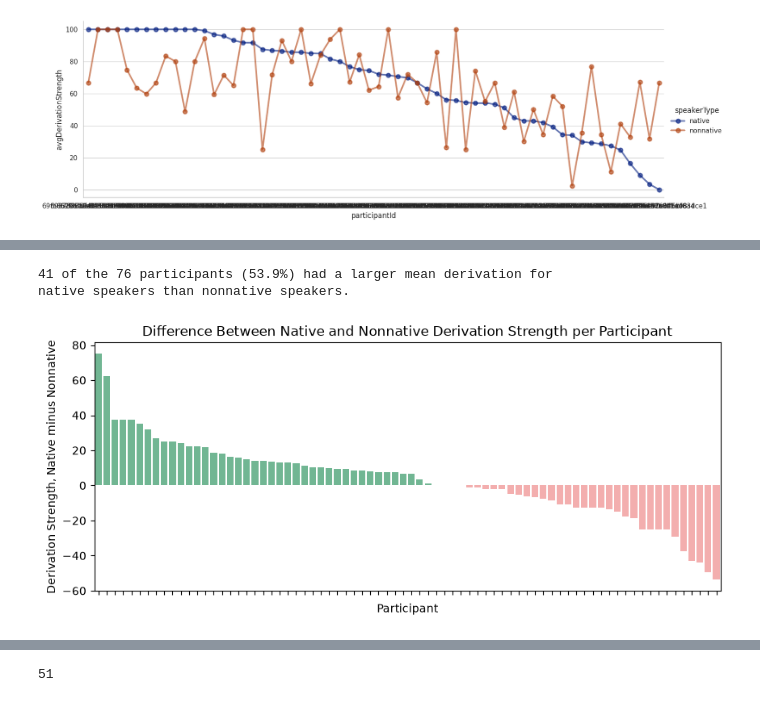
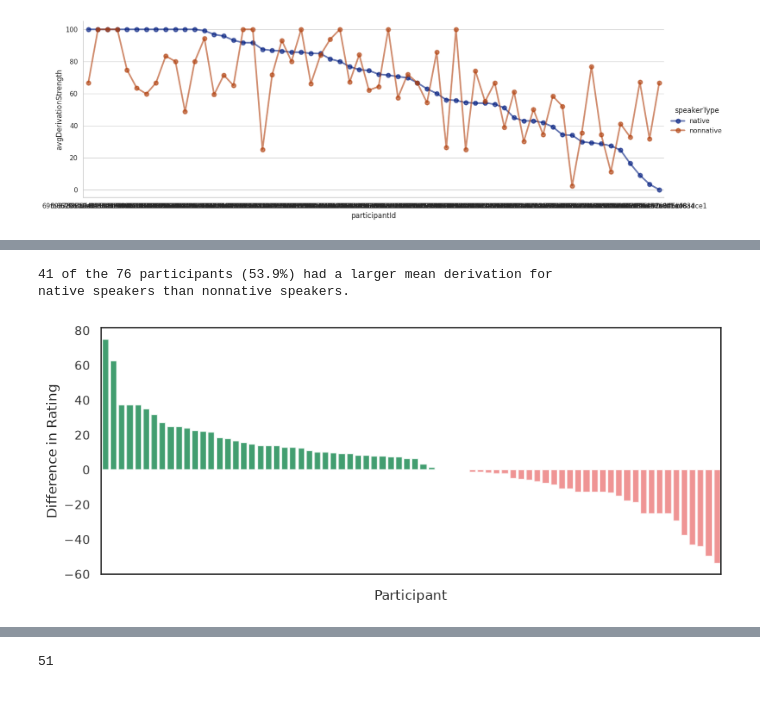
Before and after one commit to yuzh00007/Thesis-Data-Analysis, a Jupyter notebook: Results/MainExperiment/DataFormatting-and-Audio/cleanPictureRatingCSV.ipynb, the cells around one changed output, grey strips where cells are left out. Saved outputs shown, nothing was run; the diff lists cells and outputs as text; code cells hidden in the pictures.

```diff
--- a/Results/MainExperiment/DataFormatting-and-Audio/cleanPictureRatingCSV.ipynb
+++ b/Results/MainExperiment/DataFormatting-and-Audio/cleanPictureRatingCSV.ipynb
@@ -60,6 +68,6 @@ answers_only_df = unformatted_df.apply(
     axis=1,
     result_type="expand",  # this is how you make it into multiple columns
 )
-answers_only_df.columns=["derivationStrength", "strongRating", "antonymRating", "speakerType", "speakerGender"]
+answers_only_df.columns=["derivationStrength", "strongRating", "antonymRating", "speakerType", "speakerGender", "timeTaken"]
 answers_only_df
 # %% [output]
@@ -433,0 +581,29 @@ faceless = sns.catplot(
+# %%
+sns.set(style="whitegrid")
+sns.set(font_scale=2)
+
+crit_only = final_tom_df[final_tom_df["itemType"] == "critical"]
+crit_only["scale"] = "<" + crit_only["weak"] + ", " + crit_only["strong"] + ">"
+
+unambiguous = final_tom_df[final_tom_df["itemType"] == "unambiguous"]
+
+g = sns.catplot(
+    data=crit_only, kind="bar",
+    y="timeTaken", height=6, col="scale",
+    hue="speakerType", errorbar="se", palette="dark",
+    alpha=.8, col_wrap=4,
+)
+
+plt.savefig(f"./dataPlots/timeTakenCritical.png")
+plt.clf()
+
+
+g = sns.catplot(
+    data=unambiguous, kind="bar",
+    y="timeTaken", height=6, col="itemId",
+    hue="speakerType", errorbar="se", palette="dark",
+    alpha=.8, col_wrap=4,
+)
+
+plt.savefig(f"./dataPlots/timeTakenUnambiguous.png")
+plt.clf()
@@ -474,4 +656,7 @@ crit_only.head()
 # %%
+sns.set(font_scale=1)
+sns.set_theme(style='white')
+
 native_derivation = crit_only[
     crit_only["speakerType"] == "native"
 ].groupby(["participantId"])["derivationStrength"].mean()
@@ -485,39 +670,41 @@ partDerivDiff = pd.DataFrame(native_derivation).merge(
     on="participantId",
     suffixes=('Native', 'NonNative')
 ).reset_index()
+
 partDerivDiff["natNonNatDiff"] = partDerivDiff["derivationStrengthNative"] - partDerivDiff["derivationStrengthNonNative"]
 partDerivDiff.sort_values(["natNonNatDiff"], ascending=False, inplace=True)
-partDerivDiff.insert(0, 'newId', range(1, 1 + len(avg_gap)))
+partDerivDiff.insert(0, 'newId', range(1, 1 + len(partDerivDiff)))
 partDerivDiff["Positive"] = partDerivDiff["natNonNatDiff"] > 0
 
 palette = {True: "#00994C", False: "#FF6666"}
 
 plt.figure(figsize=(10,4))
 
 g = sns.barplot(
     data=partDerivDiff,
     x="newId", y="natNonNatDiff", hue="Positive",
-    alpha=.6, palette=palette, legend=False
+    alpha=.8, palette=palette, legend=False
 )
+
+g.grid(False)
 
 g.set(
     xticklabels=[],
-    title="Difference Between Native and Nonnative Derivation Strength per Participant",
     xlabel="Participant",
-    ylabel="Derivation Strength, Native minus Nonnative"
+    ylabel="Difference in Rating"
 )
 
 fig = g.get_figure()
 fig.savefig("dataPlots/nativeMinusNonnative.png")
 
 over_0 = partDerivDiff[partDerivDiff["natNonNatDiff"] > 0]["participantId"]
 total_parts = len(partDerivDiff)
 print(
     f"""{len(over_0)} of the {total_parts} participants ({len(over_0)*100/total_parts:.1f}%) had a larger mean derivation for
 native speakers than nonnative speakers.
     """
 )
 # %% [output]
 41 of the 76 participants (53.9%) had a larger mean derivation for
 native speakers than nonnative speakers.
-[figure, old version]
+[figure, new version]
```
Also changed, not shown: parts of 47 cells of this notebook, 25 other files.
